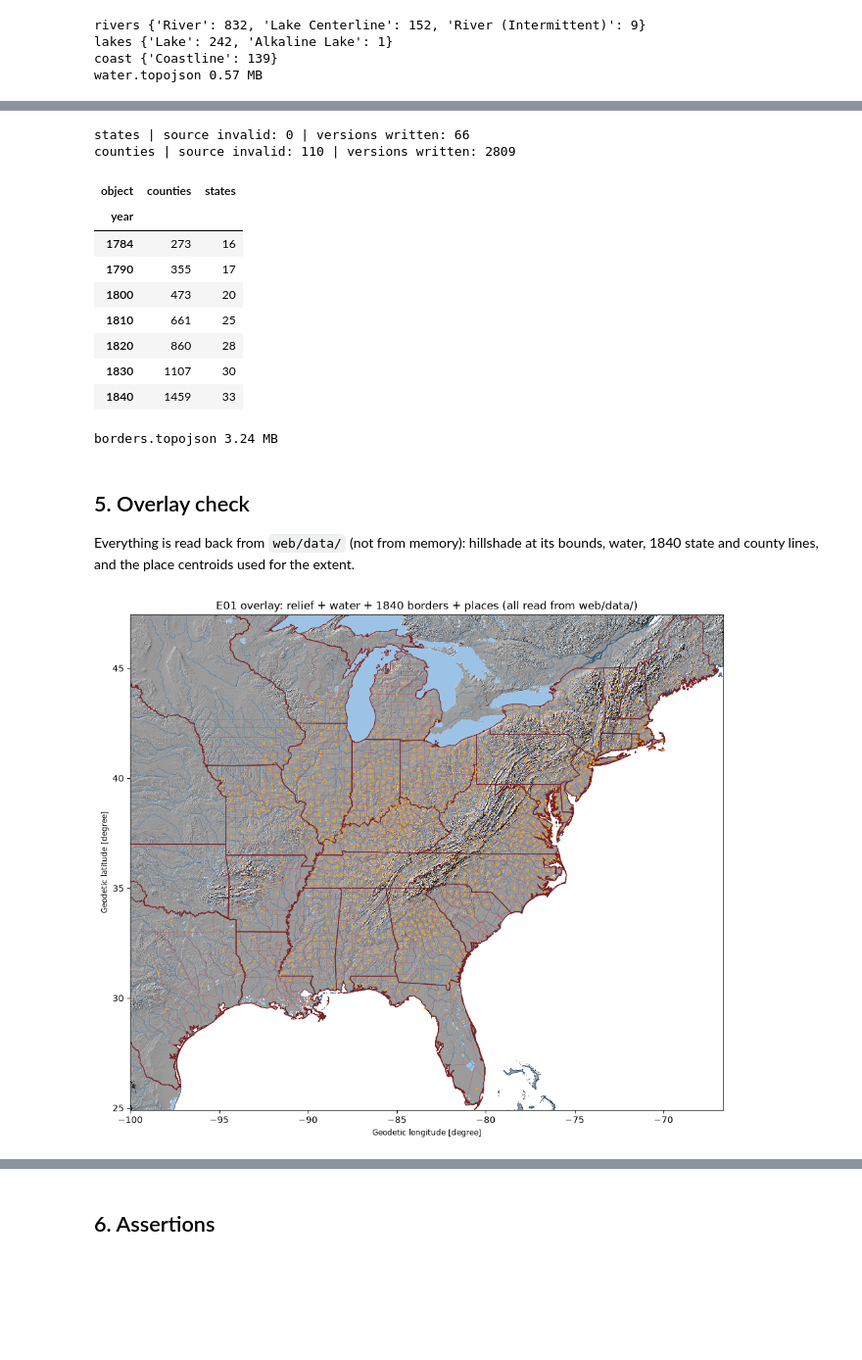
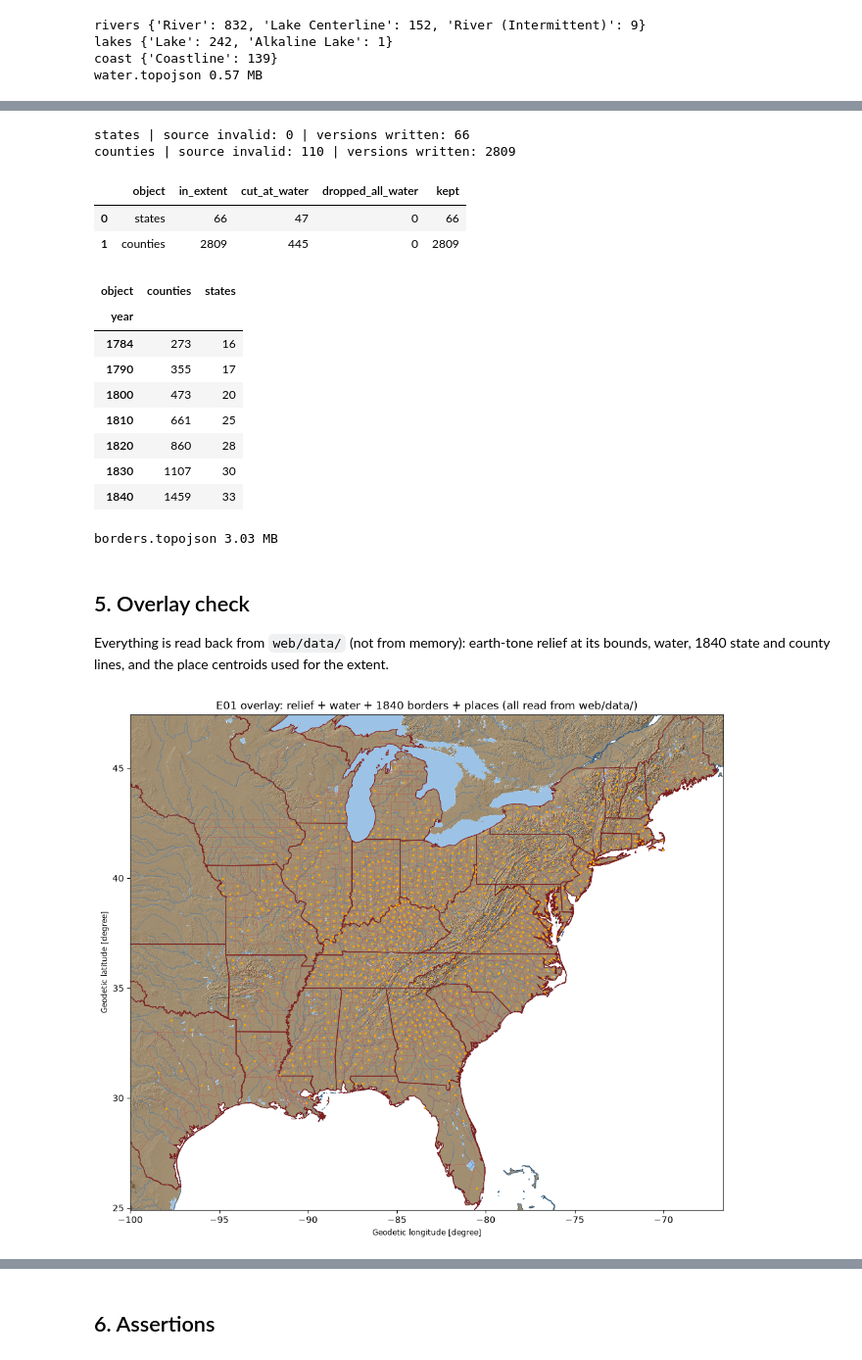
Before and after one commit to larawashington-PGDV5200/revolutionary-xroads, a Jupyter notebook: rx-pipeline/notebooks/E01_base.ipynb, the cells around one changed output, grey strips where cells are left out. Shown at 98% size. Saved outputs shown, nothing was run; the diff lists cells and outputs as text; code cells hidden in the pictures; blank space fills up the shorter version.

```diff
--- a/rx-pipeline/notebooks/E01_base.ipynb
+++ b/rx-pipeline/notebooks/E01_base.ipynb
@@ -394,7 +430,7 @@ NB = {'states': GIS / 'newberry-ahcb-stateterr/shp/US_HistStateTerr_Gen001.shp',
       'counties': GIS / 'newberry-ahcb-counties/shp/US_HistCounties_Gen001.shp'}
 keep = {'states': ['ID_NUM', 'NAME', 'ABBR_NAME', 'TERR_TYPE', 'START_DATE', 'END_DATE'],
         'counties': ['ID_NUM', 'NAME', 'STATE_TERR', 'CNTY_TYPE', 'START_DATE', 'END_DATE']}
-borders, snap_counts = {}, []
+borders, snap_counts, land_clip = {}, [], []
 for k, path in NB.items():
     g = gpd.read_file(path)
     n_invalid = int((~g.is_valid).sum())
@@ -405,6 +441,12 @@ for k, path in NB.items():
     g['geometry'] = g.geometry.make_valid()
     g = g[g.intersects(EXT_BOX)]
     g = gpd.clip(g, EXT_BOX)
+    # T-014: clip to the border mask (only shapes that reach the ocean or a Great Lake are cut)
+    n_box = len(g)
+    on_land = shapely.covers(BORDER_MASK, g.geometry.values)
+    g.loc[~on_land, 'geometry'] = shapely.intersection(g.geometry.values[~on_land], BORDER_MASK)
+    g = g[~g.is_empty & g.geometry.notna()]
+    land_clip.append(dict(object=k, in_extent=n_box, cut_at_water=int((~on_land).sum()), dropped_all_water=n_box - len(g), kept=len(g)))
     g['geometry'] = g.geometry.simplify(SIMPLIFY, preserve_topology=True)
     g = g[~g.is_empty]
     # keep only the polygon parts (clip/make_valid can leave stray lines or points)
@@ -419,48 +461,52 @@ for k, path in NB.items():
     for y in SNAPSHOTS:
         snap_counts.append(dict(object=k, year=y, shapes=int(g.years.apply(lambda v: y in v).sum())))
     print(k, '| source invalid:', n_invalid, '| versions written:', len(g))
+display(pd.DataFrame(land_clip))
 snap = pd.DataFrame(snap_counts).pivot(index='year', columns='object', values='shapes')
 display(snap)
 print('borders.topojson', f"{write_topojson(to_topojson(borders), WEB / 'borders.topojson'):.2f} MB")
 # %% [output]
 states | source invalid: 0 | versions written: 66
 counties | source invalid: 110 | versions written: 2809
-| object | counties | states |
-| year |  |  |
-| 1784 | 273 | 16 |
-| 1790 | 355 | 17 |
-| 1800 | 473 | 20 |
-| 1810 | 661 | 25 |
-| 1820 | 860 | 28 |
-| 1830 | 1107 | 30 |
-| 1840 | 1459 | 33 |
+|  | object | in_extent | cut_at_water | dropped_all_water | kept |
+| 0 | states | 66 | 47 | 0 | 66 |
+| 1 | counties | 2809 | 445 | 0 | 2809 |
+| object | counties | states |
+| year |  |  |
+| 1784 | 273 | 16 |
+| 1790 | 355 | 17 |
+| 1800 | 473 | 20 |
+| 1810 | 661 | 25 |
+| 1820 | 860 | 28 |
+| 1830 | 1107 | 30 |
+| 1840 | 1459 | 33 |
-borders.topojson 3.24 MB
+borders.topojson 3.03 MB
 # %% [markdown]
 ## 5. Overlay check
-Everything is read back from `web/data/` (not from memory): hillshade at its bounds, water, 1840 state and county lines, and the place centroids used for the extent.
+Everything is read back from `web/data/` (not from memory): earth-tone relief at its bounds, water, 1840 state and county lines, and the place centroids used for the extent.
 # %%
 W_, wt = read_topojson(WEB / 'water.topojson')
 B_, bt = read_topojson(WEB / 'borders.topojson')
 meta = json.loads((WEB / 'relief_bounds.json').read_text())
 img = np.array(Image.open(WEB / 'relief.png'))
 w, s, e, n = meta['bounds']
 pts = q(f"""select lon, lat from places where place_id in (select place_id from residences)
             and lon between {EXTENT[0]} and {EXTENT[2]}""")
 fig, ax = plt.subplots(figsize=(14, 10))
-ax.imshow(np.ma.masked_where(img[..., 1] == 0, img[..., 0]), cmap='gray', extent=[w, e, s, n], interpolation='nearest')
+ax.imshow(img, extent=[w, e, s, n], interpolation='nearest')      # RGBA (T-014)
 W_['lakes'].plot(ax=ax, color='#9cc3e6', linewidth=0)
 W_['rivers'].plot(ax=ax, color='#3a78b5', linewidth=0.4)
 W_['coast'].plot(ax=ax, color='#1f4e79', linewidth=0.6)
 c40 = B_['counties'][B_['counties'].years.apply(lambda v: 1840 in v)]
 s40 = B_['states'][B_['states'].years.apply(lambda v: 1840 in v)]
 c40.boundary.plot(ax=ax, color='#c0504d', linewidth=0.15)
 s40.boundary.plot(ax=ax, color='#7f1d1d', linewidth=0.8)
 ax.scatter(pts.lon, pts.lat, s=2, color='orange', zorder=5)
 ax.set_xlim(EXTENT[0], EXTENT[2]); ax.set_ylim(EXTENT[1], EXTENT[3]); ax.set_aspect(1 / np.cos(np.radians(36)))
 ax.set_title('E01 overlay: relief + water + 1840 borders + places (all read from web/data/)')
 plt.show()
 # %% [output]
-[figure, old version]
+[figure, new version]
 # %%
 # Zoom: Chesapeake / Delaware Bay, where coast, rivers and county lines should line up closely
 fig, ax = plt.subplots(figsize=(9, 9))
```
Also changed, not shown: parts of 8 cells of this notebook, 37 other files.
